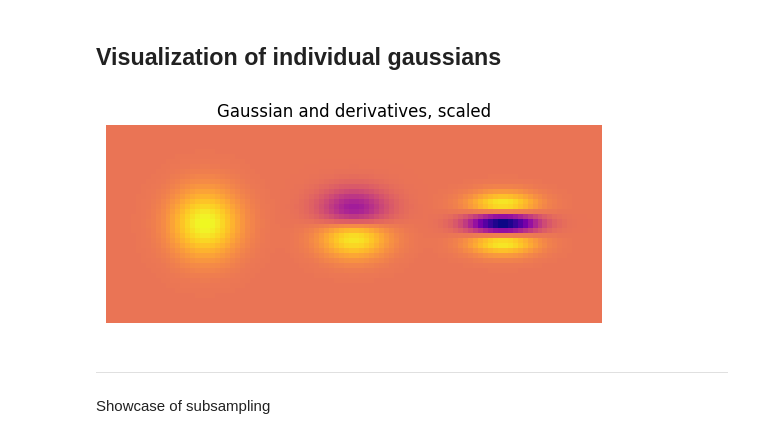
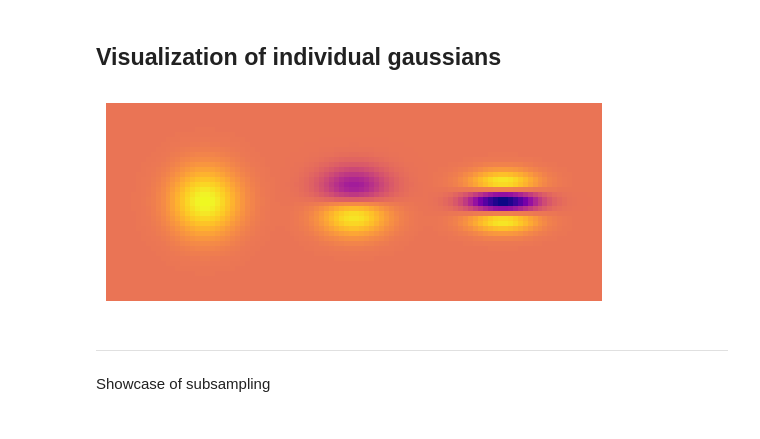
Before and after one commit to SuperVK/sparse-image-repr-bep, a Jupyter notebook: project.ipynb, the cells around one changed output. Drawn from its saved outputs; the diff is of its cells as text; code cells hidden in the pictures.

Commit message:
update jupyter notebook without image captions

```diff
--- a/project.ipynb
+++ b/project.ipynb
@@ -297,21 +297,21 @@ Execute all the functions above to run code blocks below
 # %%
 # w = torch.tensor([[-1,  -2, 1,  torch.pi/1.5, 0.5 - 2, 0.2 + 1], [-1,  -2, 1,  torch.pi/1.5, 0.5 - 2, 0.2 + 1]]).permute(1, 0)
 w_prime = torch.tensor([[0, 0, 1,  -3, -3, -0.8,  0.45, 0.42], [1, 0, 0,  -2.5, -2.5, -0.8,  0.45, 0.42]]).permute(1, 0)
 
 color_zeroth = torch.tensor([[0.5, 0.5, 0.5], [0, 0, 0], [0, 0, 0]])
 color_first = torch.tensor([[0, 0, 0], [0.5, 0.5, 0.5], [0, 0, 0]])
 color_second = torch.tensor([[0, 0, 0], [0, 0, 0], [0.5, 0.5, 0.5]])
 scale_shear = torch.tensor([[ -2, -2, 0], [ -2, -2, 0], [ -2, -2, 0]])
 rotation = torch.tensor([math.pi/2, math.pi/2, math.pi/2])
 translation = torch.tensor([[-0.6, 0], [0, 0], [0.6, 0]])
 
-plt.title("Gaussian and derivatives, scaled")
+# plt.title("Gaussian and derivatives, scaled")
 img = f_hat(color_zeroth, color_first, color_second, scale_shear, rotation, translation, 100, 100).permute(1, 2, 0)[30:70, :].mean(-1)
 plt.imshow(img, origin='lower', cmap='plasma')
 plt.axis('off')
 plt.show()
 # %% [output]
-[figure, old version]
+[figure, new version]
 # %% [markdown]
 ---
 Showcase of subsampling
```
Also changed, not shown: parts of 57 cells of this notebook.
